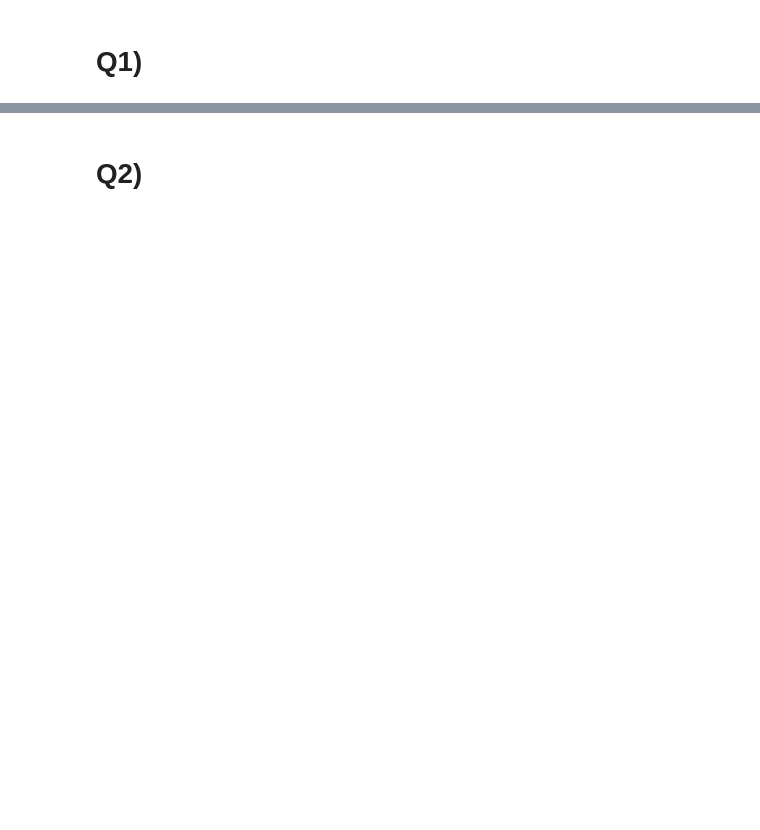
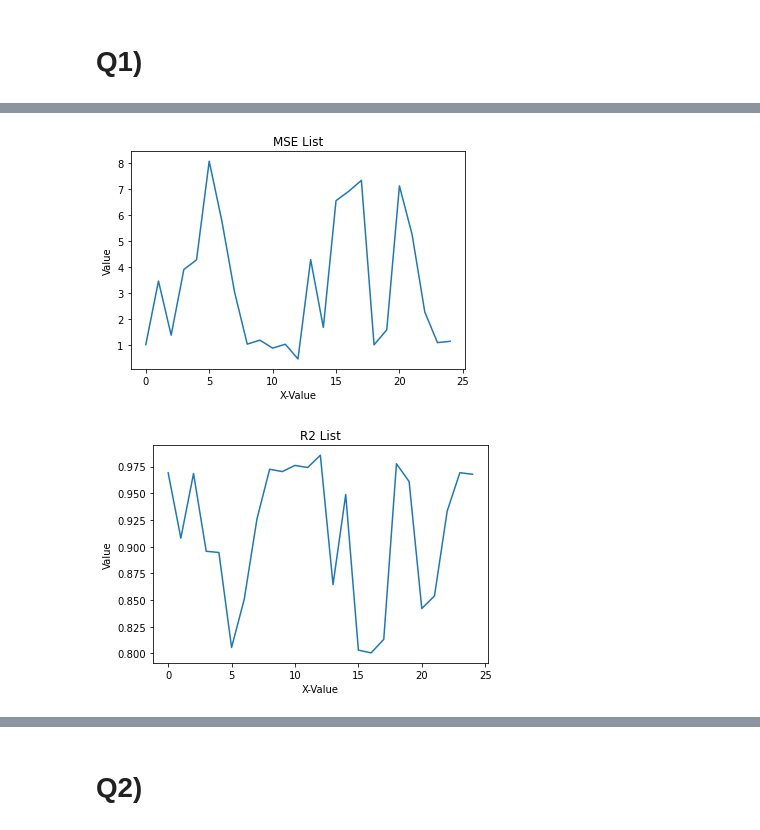
Before and after one commit to LawsonHutter/RNN_working_memory, a Jupyter notebook: RNN_working_memory_Project.ipynb, the cells around one changed output, grey strips where cells are left out. Saved outputs shown, nothing was run; the diff lists cells and outputs as text; code cells hidden in the pictures; blank space fills up the shorter version.

```diff
--- a/RNN_working_memory_Project.ipynb
+++ b/RNN_working_memory_Project.ipynb
@@ -303,31 +346,20 @@ KeyboardInterrupt: ignored
 # %%
+mse_list = []
+r2_list = []
+
 # Test the models for each value of x
 for x in range(0, max_X):
-
-    # Get the firing rates and targets for this value of x
-    firing_rates_test = firing_rates_test_X[x]
-    targets_test = targets_test_Y[x]
-
-    # Reshape data
-    firing_rates_test= firing_rates_test.reshape(firing_rates_test.shape[0], 1, 1000)
-    targets_test = targets_test.reshape(targets_test.shape[0], 1)
-
     # Load the saved model for this value of x
-    model = models[x-1]
+    model_ = models[x]
 
     # Predict the outputs for the test set
-    predictions = model.predict(firing_rates_test)
+    predictions = model_.predict(X_test[x].reshape(-1, 1, 1000))
 
     # Calculate and print the mean squared error and R-squared for the predictions
-    mse = mean_squared_error(targets_test, predictions)
-    r2 = r2_score(targets_test, predictions)
+    mse = mean_squared_error(Y_test[x], predictions)
+    r2 = r2_score(Y_test[x], predictions)
     print(f'Model {x}: MSE = {mse:.4f}, R-squared = {r2:.4f}')
 
-    # Plot the predicted outputs against the actual targets
-    plt.figure()
-    plt.scatter(targets_test, predictions)
-    plt.xlabel('Actual targets')
-    plt.ylabel('Predicted outputs')
-    plt.title(f'Model X = {x+1} predictions')
-    plt.show()
+    mse_list.append(mse)
+    r2_list.append(r2)
 # %% [output]
@@ -348,0 +383,17 @@ Model 4: MSE = 7.7733, R-squared = 0.8231
+# %%
+# plot the values in mse_list
+plt.plot(mse_list)
+plt.title('MSE List')
+plt.xlabel('X-Value')
+plt.ylabel('Value')
+plt.show()
+
+# plot the values in r2_list
+plt.plot(r2_list)
+plt.title('R2 List')
+plt.xlabel('X-Value')
+plt.ylabel('Value')
+plt.show()
+# %% [output]
+[figure, added]
+[figure, added]
```
Also changed, not shown: parts of 34 cells of this notebook, 1 other file.
